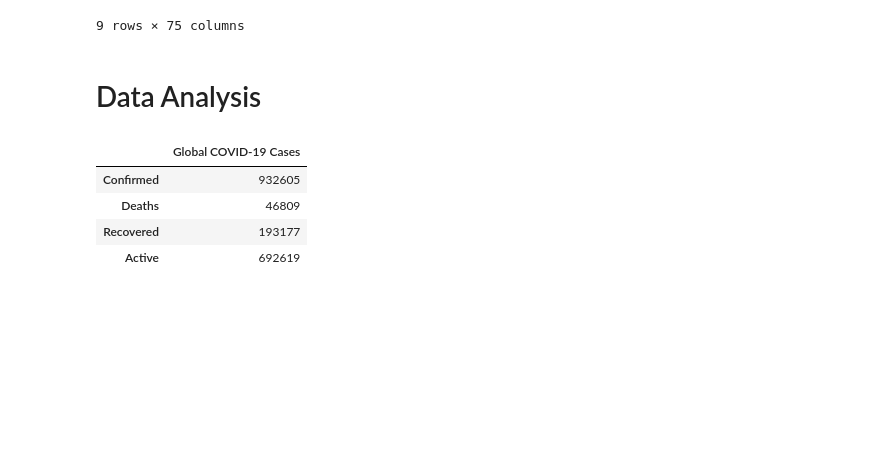
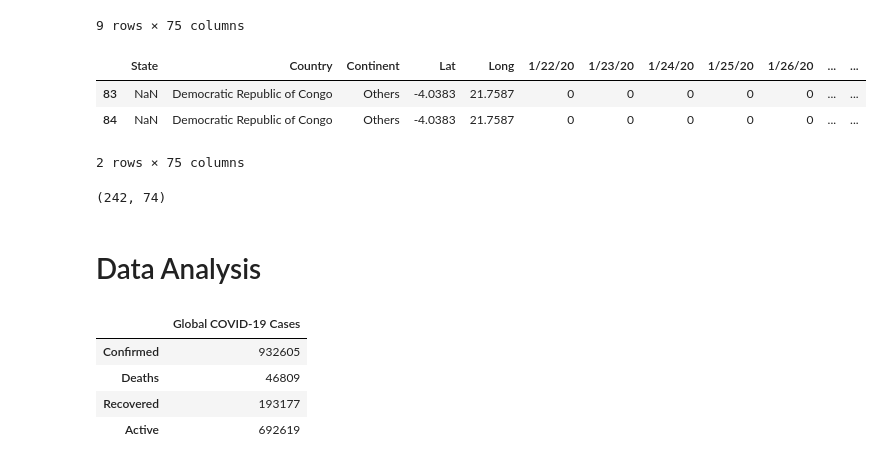
Before and after one commit to aclao89/Novel-COVID-19, a Jupyter notebook: Untitled.ipynb, the cells around one changed output. Cells and saved outputs as stored; diff of their text form; code cells hidden in the pictures; blank space fills up the shorter version.

```diff
--- a/Untitled.ipynb
+++ b/Untitled.ipynb
@@ -254,3 +256,10 @@ death_df[death_df['Continent'] == 'Others']
 | 248 | NaN | Burma | Others | 21.916200 | 95.956000 | 0 | 0 | 0 | 0 | 0 | ... | ... |
 | 252 | NaN | MS Zaandam | Others | 0.000000 | 0.000000 | 0 | 0 | 0 | 0 | 0 | ... | ... |
 9 rows × 75 columns
+# %%
+confirmed_df[confirmed_df['Country'] == 'Democratic Republic of Congo']
+# %% [output]
+|  | State | Country | Continent | Lat | Long | 1/22/20 | 1/23/20 | 1/24/20 | 1/25/20 | 1/26/20 | ... | ... |
+| 83 | NaN | Democratic Republic of Congo | Others | -4.0383 | 21.7587 | 0 | 0 | 0 | 0 | 0 | ... | ... |
+| 84 | NaN | Democratic Republic of Congo | Others | -4.0383 | 21.7587 | 0 | 0 | 0 | 0 | 0 | ... | ... |
+2 rows × 75 columns
@@ -257,3 +268,7 @@ death_df[death_df['Continent'] == 'Others']
+# %%
+recovered_df.shape
+# %% [output]
+(242, 74)
 # %% [markdown]
 # Data Analysis
 # %%
```
Also changed, not shown: parts of 4 cells of this notebook.
